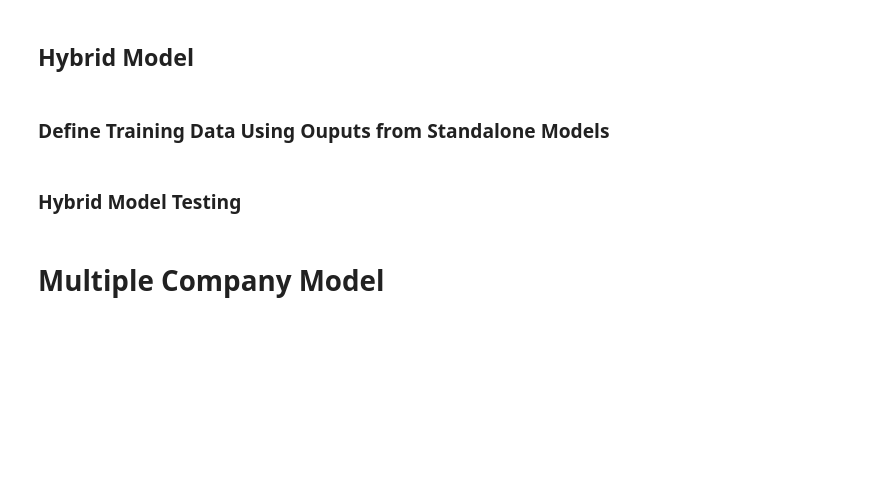
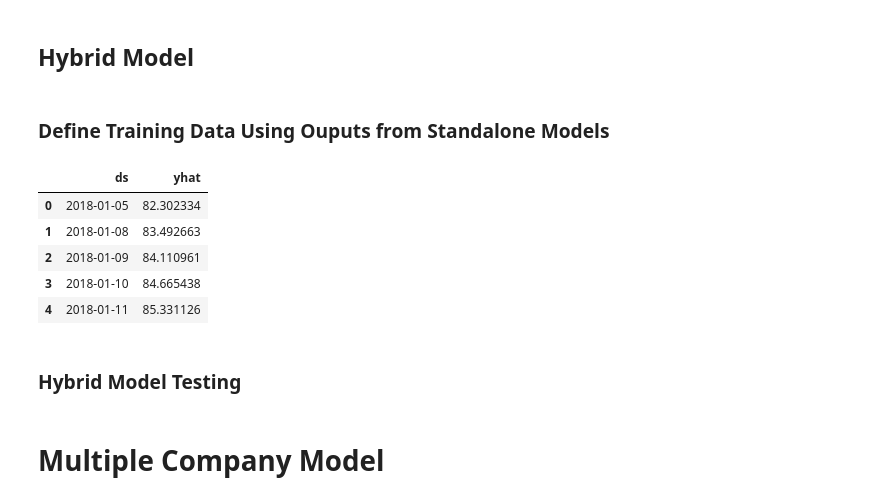
Before and after one commit to Chenzhang0329/StockPrice-Hybrid-Model-, a Jupyter notebook: Working Copy_of_Final_Assignment_Main.ipynb, the cells around one changed output. Saved outputs shown, nothing was run; the diff lists cells and outputs as text; code cells hidden in the pictures; blank space fills up the shorter version.

```diff
--- a/Working Copy_of_Final_Assignment_Main.ipynb
+++ b/Working Copy_of_Final_Assignment_Main.ipynb
@@ -510,6 +533,10 @@ print('Minimum cross-validation error:', min_error)
 # %% [markdown]
 ### Forecasting with Prophet
 # %%
-# We use the best parameter to fit the model
-final_model = Prophet(**best_params)
-final_model.fit(data_preparation(MSFT_Data))
+def get_data(df):
+  Best_parameters={'changepoint_prior_scale': 0.1, 'seasonality_mode': 'multiplicative', 'seasonality_prior_scale': 1.0}
+  # We use the best parameter to fit the model
+  final_model = Prophet(**Best_parameters)
+  final_model.fit(data_preparation(df))
+  df = cross_validation(model=final_model, initial='144 days', horizon='10 days', period='10 days')
+  return df
@@ -521,0 +545,2 @@ fig1 = final_model.plot_components(validation_predict)
+# %%
+MSFT_train_data = get_data(MSFT_Data)[['ds', 'yhat']]
@@ -525,6 +568,14 @@ fig1 = final_model.plot_components(validation_predict)
 ### Define Training Data Using Ouputs from Standalone Models
 # %%
 #combine prophet and lstm results into metamodel training set, keeping microsoft validation data separate
+MSFT_train_data.head()
+# %% [output]
+|  | ds | yhat |
+| 0 | 2018-01-05 | 82.302334 |
+| 1 | 2018-01-08 | 83.492663 |
+| 2 | 2018-01-09 | 84.110961 |
+| 3 | 2018-01-10 | 84.665438 |
+| 4 | 2018-01-11 | 85.331126 |
 # %%
 #Hybrid model architecture and training
 LR = 0.01
```
Also changed, not shown: parts of 6 cells of this notebook.
